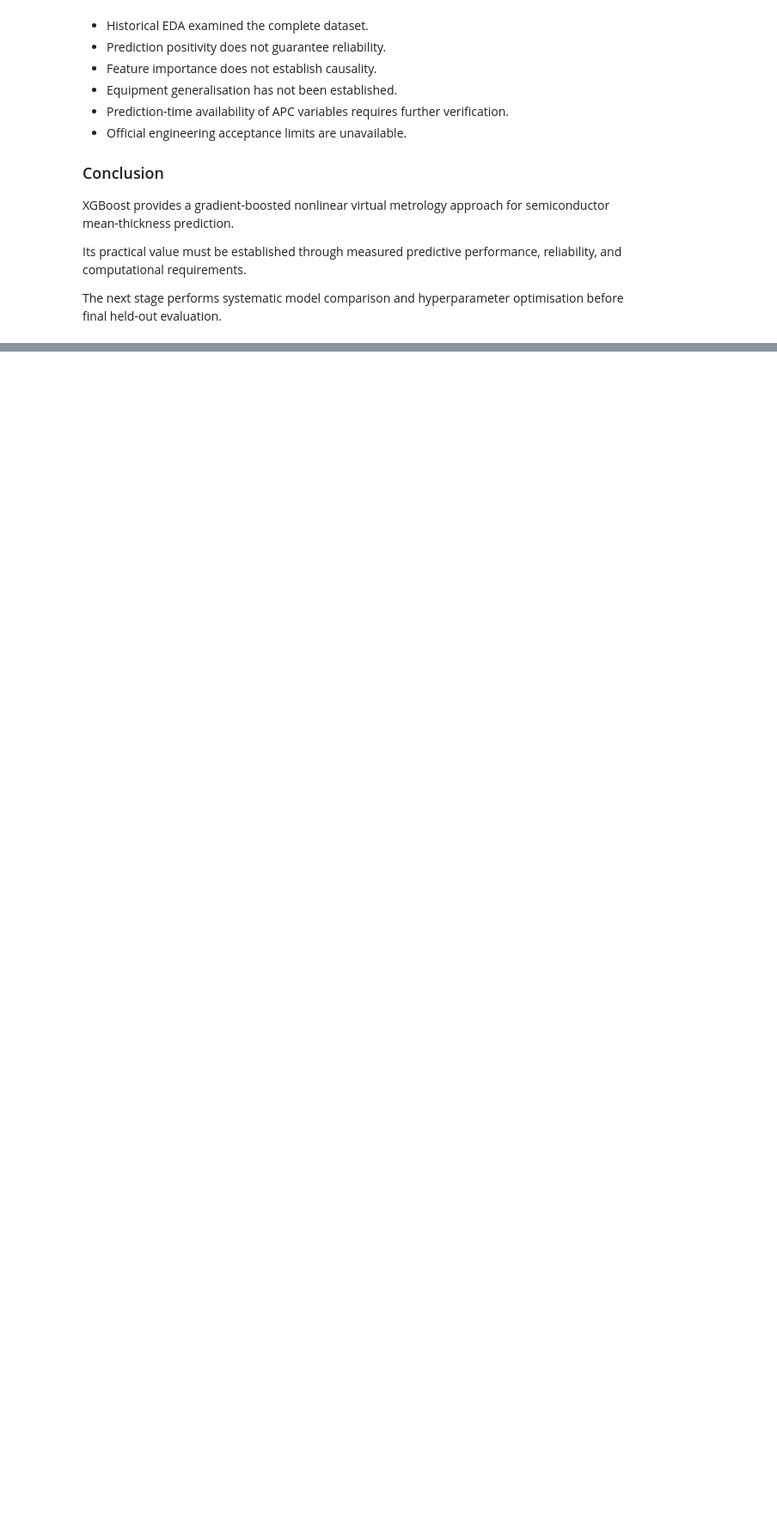
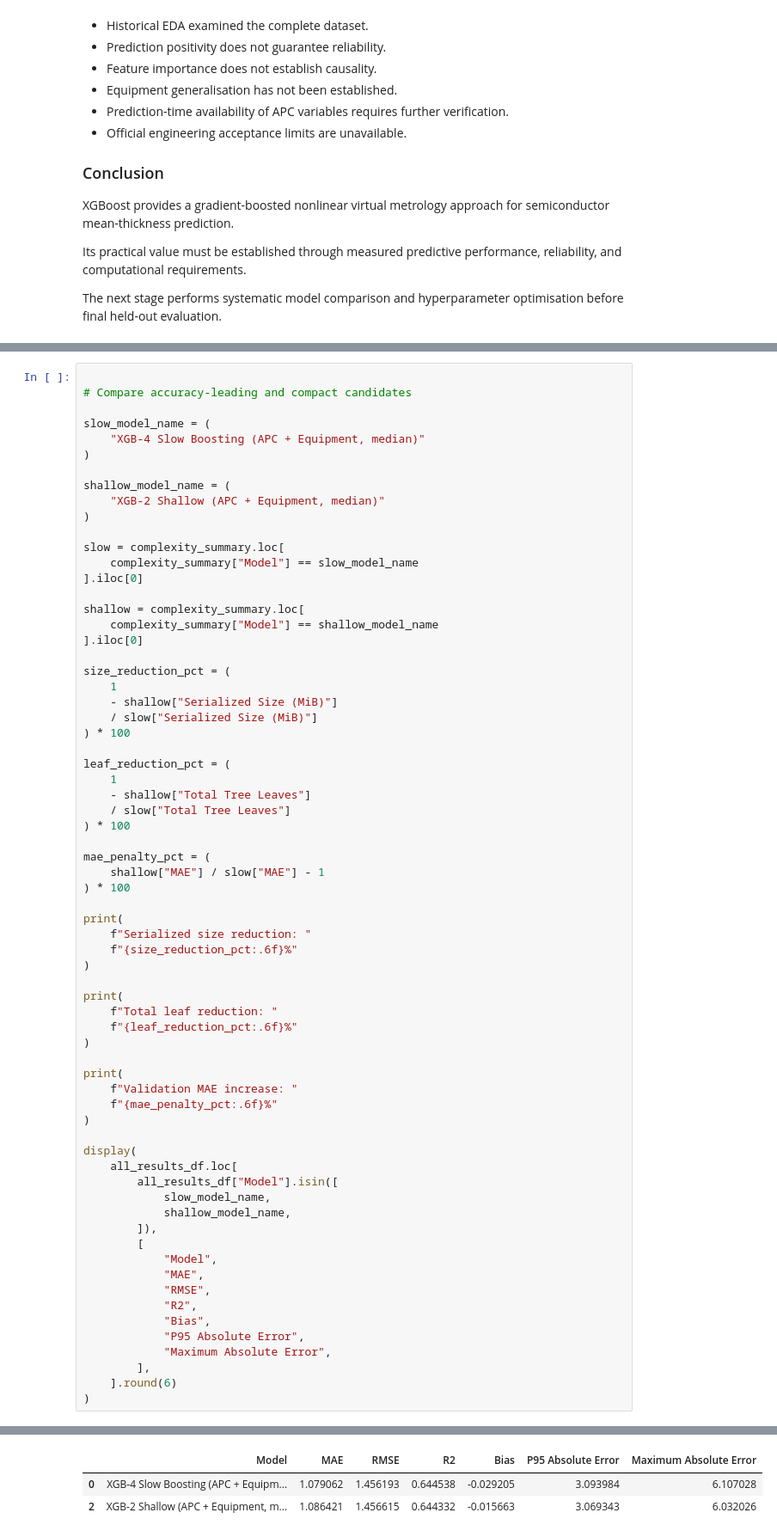
Before and after one commit to Tarun-Raja/STRATUM, a Jupyter notebook: notebooks/12_xgboost_regression.ipynb, the cells around one changed output, grey strips where cells are left out. Shown at 86% size. Drawn from its saved outputs; the diff is of its cells as text; blank space fills up the shorter version.

```diff
--- a/notebooks/12_xgboost_regression.ipynb
+++ b/notebooks/12_xgboost_regression.ipynb
@@ -3077,0 +3090,69 @@ held-out evaluation.
+# %%
+
+# Compare accuracy-leading and compact candidates
+
+slow_model_name = (
+    "XGB-4 Slow Boosting (APC + Equipment, median)"
+)
+
+shallow_model_name = (
+    "XGB-2 Shallow (APC + Equipment, median)"
+)
+
+slow = complexity_summary.loc[
+    complexity_summary["Model"] == slow_model_name
+].iloc[0]
+
+shallow = complexity_summary.loc[
+    complexity_summary["Model"] == shallow_model_name
+].iloc[0]
+
+size_reduction_pct = (
+    1
+    - shallow["Serialized Size (MiB)"]
+    / slow["Serialized Size (MiB)"]
+) * 100
+
+leaf_reduction_pct = (
+    1
+    - shallow["Total Tree Leaves"]
+    / slow["Total Tree Leaves"]
+) * 100
+
+mae_penalty_pct = (
+    shallow["MAE"] / slow["MAE"] - 1
+) * 100
+
+print(
+    f"Serialized size reduction: "
+    f"{size_reduction_pct:.6f}%"
+)
+
+print(
+    f"Total leaf reduction: "
+    f"{leaf_reduction_pct:.6f}%"
+)
+
+print(
+    f"Validation MAE increase: "
+    f"{mae_penalty_pct:.6f}%"
+)
+
+display(
+    all_results_df.loc[
+        all_results_df["Model"].isin([
+            slow_model_name,
+            shallow_model_name,
+        ]),
+        [
+            "Model",
+            "MAE",
+            "RMSE",
+            "R2",
+            "Bias",
+            "P95 Absolute Error",
+            "Maximum Absolute Error",
+        ],
+    ].round(6)
+)
+# %% [output]
@@ -3077,0 +3162,3 @@ held-out evaluation.
+|  | Model | MAE | RMSE | R2 | Bias | P95 Absolute Error | Maximum Absolute Error |
+| 0 | XGB-4 Slow Boosting (APC + Equipm... | 1.079062 | 1.456193 | 0.644538 | -0.029205 | 3.093984 | 6.107028 |
+| 2 | XGB-2 Shallow (APC + Equipment, m... | 1.086421 | 1.456615 | 0.644332 | -0.015663 | 3.069343 | 6.032026 |
```
Also changed, not shown: parts of 9 cells of this notebook.
